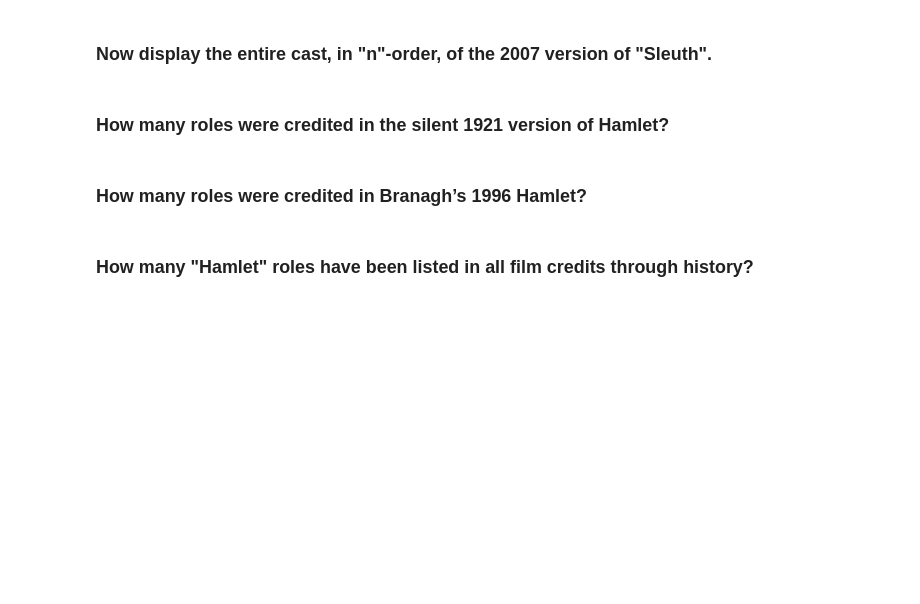
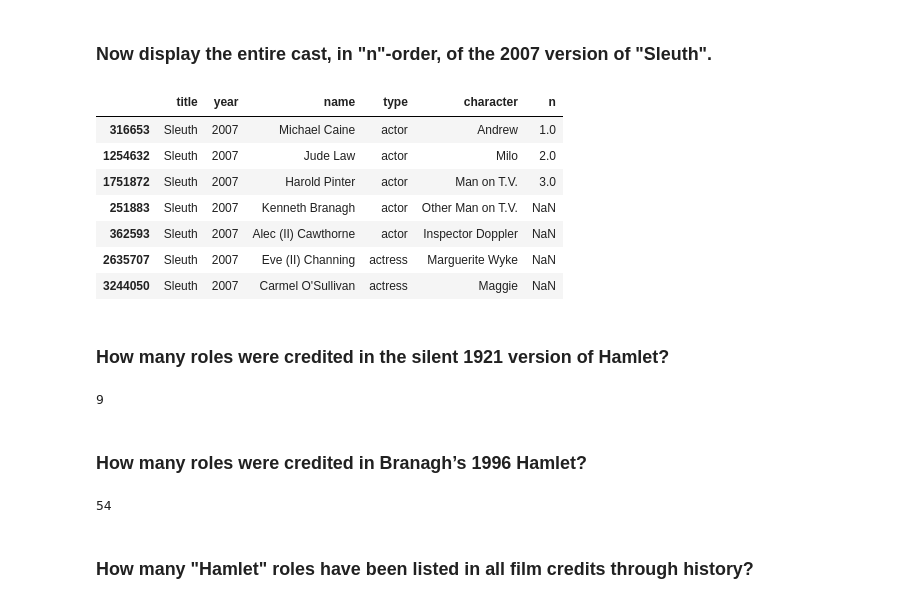
Before and after one commit to rdebullain/pandas_exercises, a Jupyter notebook: exercises_1.ipynb, the cells around one changed output. Drawn from its saved outputs; the diff is of its cells as text; code cells hidden in the pictures; blank space fills up the shorter version.

```diff
--- a/exercises_1.ipynb
+++ b/exercises_1.ipynb
@@ -134,8 +168,27 @@ cast[(cast['title'] == 'Inception') & (cast['n'].isnull())].shape[0]
 # %% [markdown]
 ### Now display the entire cast, in "n"-order, of the 2007 version of "Sleuth".
+# %%
+cast[(cast['title'] == 'Sleuth') & (cast['year'] == 2007)].sort_values('n')
+# %% [output]
+|  | title | year | name | type | character | n |
+| 316653 | Sleuth | 2007 | Michael Caine | actor | Andrew | 1.0 |
+| 1254632 | Sleuth | 2007 | Jude Law | actor | Milo | 2.0 |
+| 1751872 | Sleuth | 2007 | Harold Pinter | actor | Man on T.V. | 3.0 |
+| 251883 | Sleuth | 2007 | Kenneth Branagh | actor | Other Man on T.V. | NaN |
+| 362593 | Sleuth | 2007 | Alec (II) Cawthorne | actor | Inspector Doppler | NaN |
+| 2635707 | Sleuth | 2007 | Eve (II) Channing | actress | Marguerite Wyke | NaN |
+| 3244050 | Sleuth | 2007 | Carmel O'Sullivan | actress | Maggie | NaN |
 # %% [markdown]
 ### How many roles were credited in the silent 1921 version of Hamlet?
+# %%
+cast[(cast['title'] == 'Hamlet') & (cast['year'] == 1921)].shape[0]
+# %% [output]
+9
 # %% [markdown]
 ### How many roles were credited in Branagh’s 1996 Hamlet?
+# %%
+cast[(cast['title'] == 'Hamlet') & (cast['year'] == 1996)].shape[0]
+# %% [output]
+54
 # %% [markdown]
 ### How many "Hamlet" roles have been listed in all film credits through history?
```
Also changed, not shown: parts of 13 cells of this notebook.
